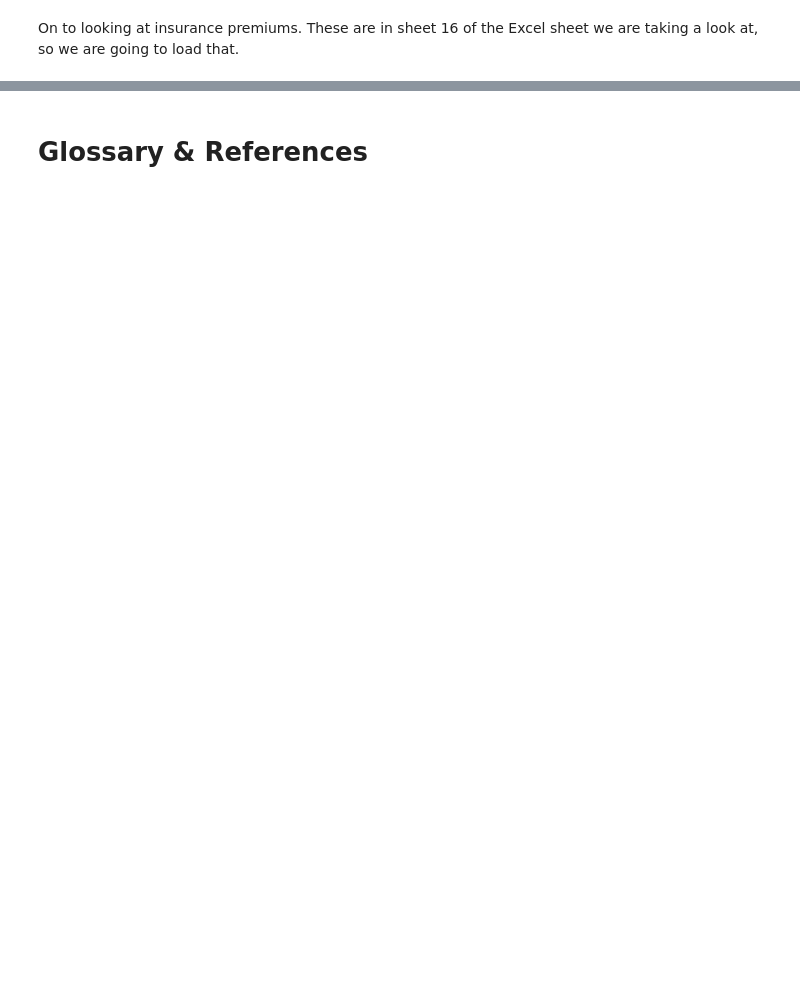
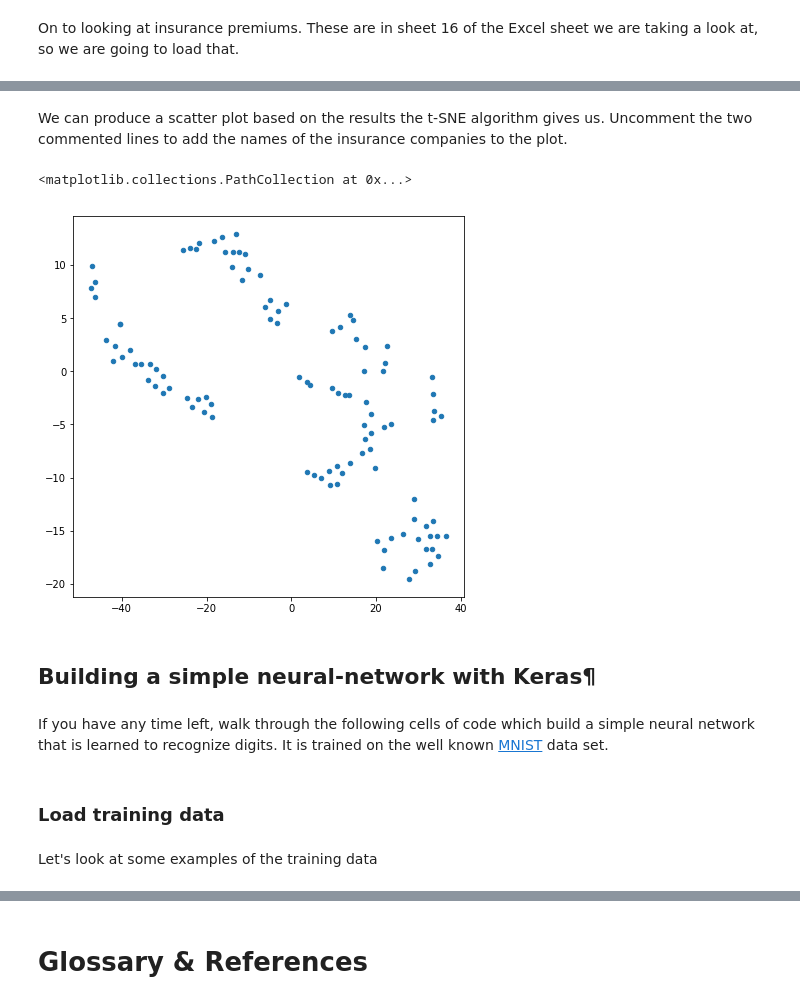
Before and after one commit to bvdboom/demo_dnb_data, a Jupyter notebook: DNB Demo Innovatiefestival.ipynb, the cells around one changed output, grey strips where cells are left out. Drawn from its saved outputs; the diff is of its cells as text; code cells hidden in the pictures; blank space fills up the shorter version.

```diff
--- a/DNB Demo Innovatiefestival.ipynb
+++ b/DNB Demo Innovatiefestival.ipynb
@@ -377,0 +219,4 @@ plt.show()
+# %%
+X = df_premiums.values
+Y = TSNE(n_components = 2, perplexity = 9,
+         verbose = 1, random_state = 1).fit_transform(X)
@@ -377,0 +231,20 @@ plt.show()
+# %% [markdown]
+We can produce a scatter plot based on the results the t-SNE algorithm gives us. Uncomment the two commented lines to add the names of the insurance companies to the plot.
+# %%
+plt.scatter(x = Y[:, 0],
+              y = Y[:, 1],
+              s = 20)
+
+# for i in range(len(Y[:,0])):
+#     plt.annotate(df_premiums.index[i][0:20], (Y[i,0], Y[i,1]))
+# %% [output]
+<matplotlib.collections.PathCollection at 0x...>
+[figure, added]
+# %% [markdown]
+## Building a simple neural-network with Keras¶
+# %% [markdown]
+If you have any time left, walk through the following cells of code which build a simple neural network that is learned to recognize digits. It is trained on the well known [MNIST](http://yann.lecun.com/exdb/mnist/) data set.
+# %% [markdown]
+### Load training data
+# %% [markdown]
+Let's look at some examples of the training data
```
Also changed, not shown: parts of 46 cells of this notebook.
